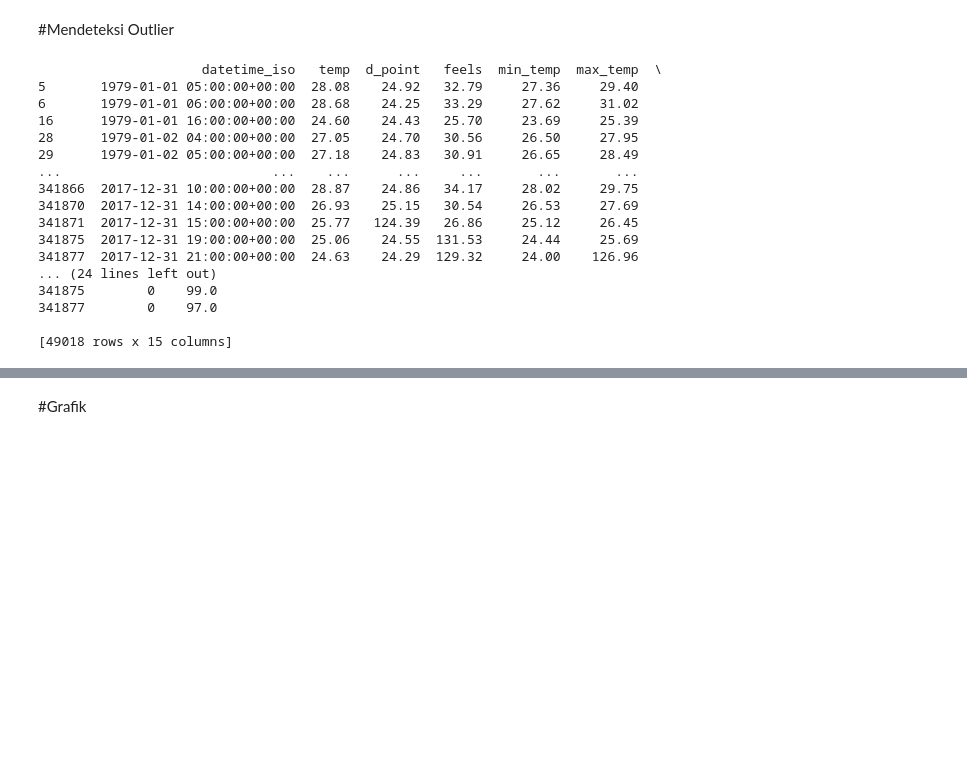
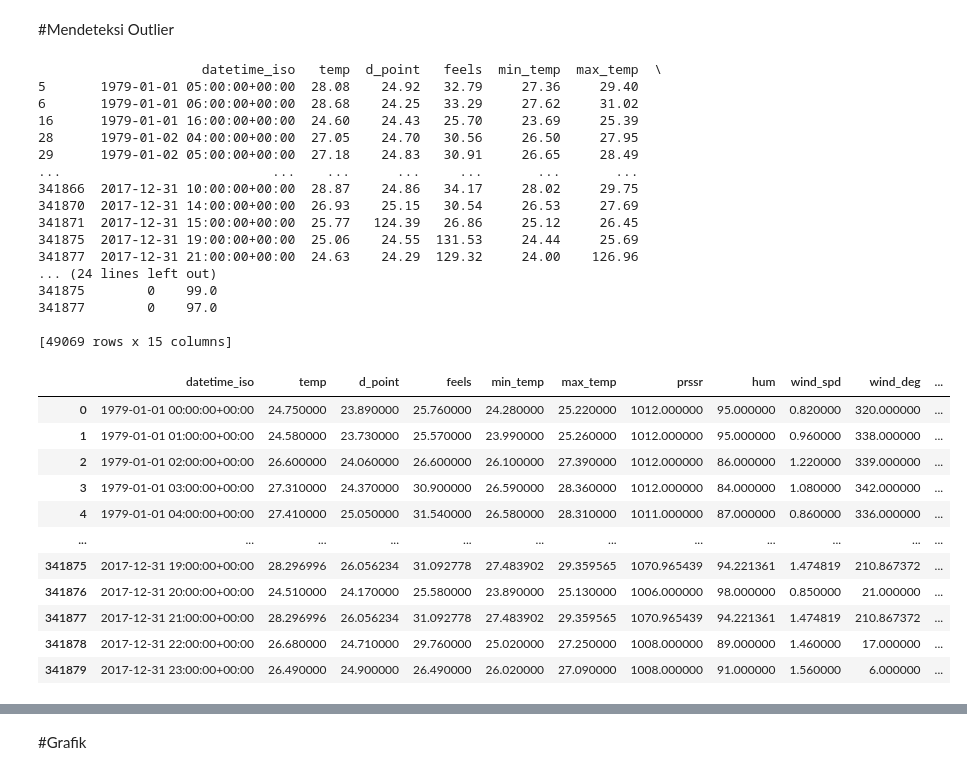
Before and after one commit to Juethro/DataQuest_2023_NewQuest, a Jupyter notebook: DataQuest2023_trainpart1.ipynb, the cells around one changed output, grey strips where cells are left out. Cells and saved outputs as stored; diff of their text form; code cells hidden in the pictures; blank space fills up the shorter version.

```diff
--- a/DataQuest2023_trainpart1.ipynb
+++ b/DataQuest2023_trainpart1.ipynb
@@ -28,5 +23,5 @@ import pandas as pd
 # %%
-dft = pd.read_csv("/content/train.csv", delimiter=';')
+dft = pd.read_csv("datasets/train.csv")
 dft
 # %% [output]
 |  | datetime | datetime_iso | time-zone | temp | visibility | d_point | feels | min_temp | max_temp | prssr | ... |
@@ -181,6 +196,8 @@ dft['rain_1h'].fillna(0, inplace=True)
 # %%
 columns_to_drop = ['datetime', 'visibility', 'sea_level', 'grnd_level']
 
-# Menghapus dan mengambil kolom-kolom tersebut
-for column in columns_to_drop:
-    removed_column = dft.pop(column)
+dft = dft.drop(columns_to_drop, axis =1)
+
+# # Menghapus dan mengambil kolom-kolom tersebut
+# for column in columns_to_drop:
+#     removed_column = dft.pop(column)
@@ -232,7 +247,7 @@ threshold = 3
 outliers = (z_scores > threshold).any(axis=1)
 
 # Tampilkan baris-baris yang berisi outlier
-print(dft[outliers])
+dft[outliers]
 # %% [output]
                      datetime_iso   temp  d_point   feels  min_temp  max_temp  \
 5       1979-01-01 05:00:00+00:00  28.08    24.92   32.79     27.36     29.40
@@ -250,27 +265,39 @@ print(dft[outliers])
 341875        0    99.0
 341877        0    97.0
 
-[49018 rows x 15 columns]
+[49069 rows x 15 columns]
 # %%
 from scipy import stats
 
 # Tentukan kolom yang akan dianalisis (kolom numerik)
 columns_to_check = ['temp', 'd_point', 'feels', 'min_temp', 'max_temp', 'prssr', 'hum', 'wind_spd', 'wind_deg', 'rain_1h', 'rain_3h', 'snow_1h', 'snow_3h', 'clouds']
 
 # Hitung Z-score untuk setiap kolom
 z_scores = stats.zscore(dft[columns_to_check])
 
 # Tentukan ambang batas Z-score untuk deteksi outlier (misalnya, 2 atau 3)
 threshold = 3
 
 # Deteksi outlier
 outliers = (z_scores > threshold).any(axis=1)
 
 # Gantikan outlier dengan nilai rata-rata
 for column in columns_to_check:
     mean_value = dft[column].mean()
     dft.loc[outliers, column] = mean_value
 
 # Tampilkan DataFrame yang telah menggantikan outlier dengan nilai rata-rata
-print(dft)
+dft
 # %% [output]
+|  | datetime_iso | temp | d_point | feels | min_temp | max_temp | prssr | hum | wind_spd | wind_deg | ... |
+| 0 | 1979-01-01 00:00:00+00:00 | 24.750000 | 23.890000 | 25.760000 | 24.280000 | 25.220000 | 1012.000000 | 95.000000 | 0.820000 | 320.000000 | ... |
+| 1 | 1979-01-01 01:00:00+00:00 | 24.580000 | 23.730000 | 25.570000 | 23.990000 | 25.260000 | 1012.000000 | 95.000000 | 0.960000 | 338.000000 | ... |
+| 2 | 1979-01-01 02:00:00+00:00 | 26.600000 | 24.060000 | 26.600000 | 26.100000 | 27.390000 | 1012.000000 | 86.000000 | 1.220000 | 339.000000 | ... |
+| 3 | 1979-01-01 03:00:00+00:00 | 27.310000 | 24.370000 | 30.900000 | 26.590000 | 28.360000 | 1012.000000 | 84.000000 | 1.080000 | 342.000000 | ... |
+| 4 | 1979-01-01 04:00:00+00:00 | 27.410000 | 25.050000 | 31.540000 | 26.580000 | 28.310000 | 1011.000000 | 87.000000 | 0.860000 | 336.000000 | ... |
+| ... | ... | ... | ... | ... | ... | ... | ... | ... | ... | ... | ... |
+| 341875 | 2017-12-31 19:00:00+00:00 | 28.296996 | 26.056234 | 31.092778 | 27.483902 | 29.359565 | 1070.965439 | 94.221361 | 1.474819 | 210.867372 | ... |
+| 341876 | 2017-12-31 20:00:00+00:00 | 24.510000 | 24.170000 | 25.580000 | 23.890000 | 25.130000 | 1006.000000 | 98.000000 | 0.850000 | 21.000000 | ... |
+| 341877 | 2017-12-31 21:00:00+00:00 | 28.296996 | 26.056234 | 31.092778 | 27.483902 | 29.359565 | 1070.965439 | 94.221361 | 1.474819 | 210.867372 | ... |
+| 341878 | 2017-12-31 22:00:00+00:00 | 26.680000 | 24.710000 | 29.760000 | 25.020000 | 27.250000 | 1008.000000 | 89.000000 | 1.460000 | 17.000000 | ... |
+| 341879 | 2017-12-31 23:00:00+00:00 | 26.490000 | 24.900000 | 26.490000 | 26.020000 | 27.090000 | 1008.000000 | 91.000000 | 1.560000 | 6.000000 | ... |
```
Also changed, not shown: parts of 11 cells of this notebook.
